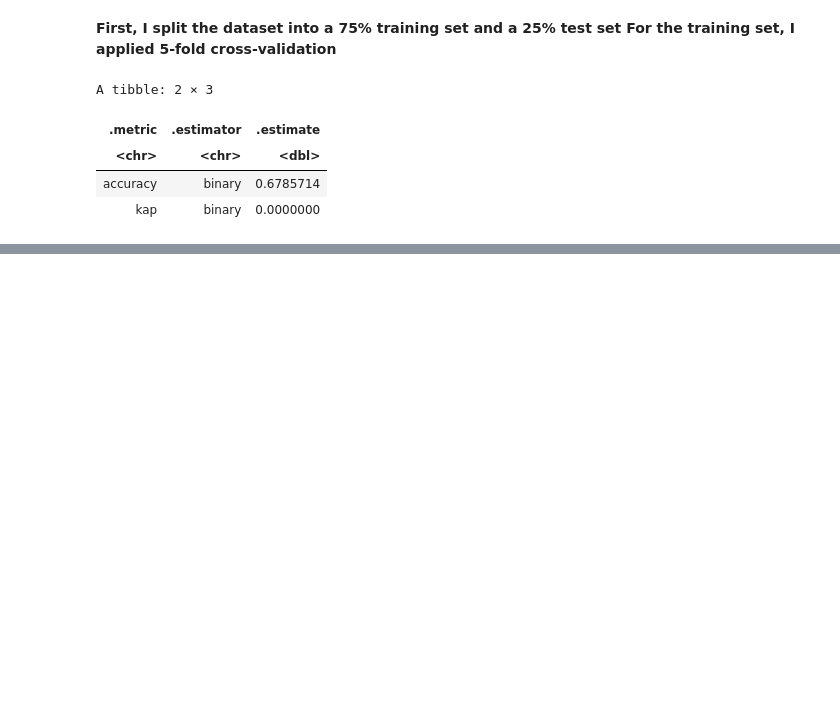
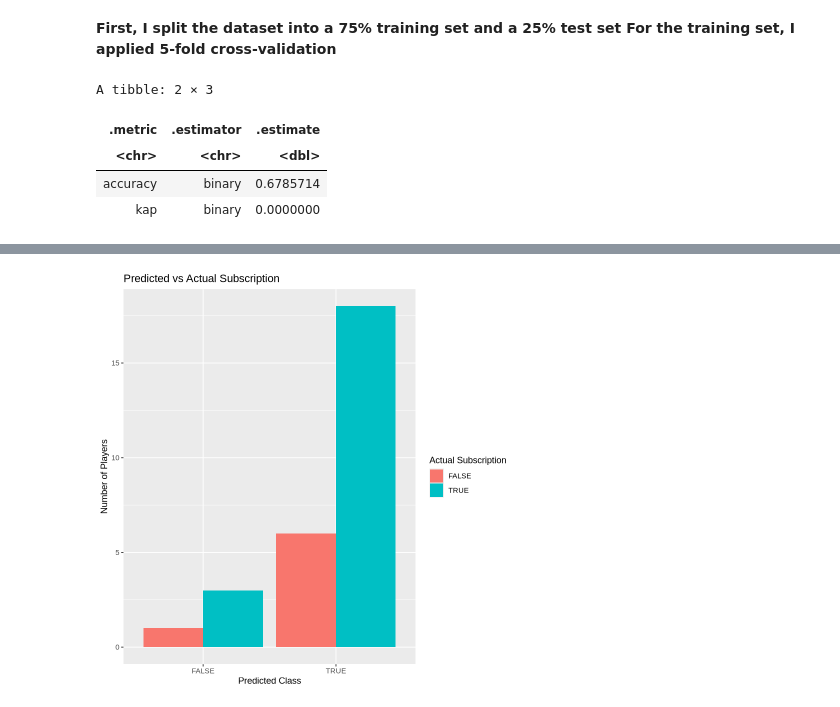
Before and after one commit to yang67776/dsci-100-2025s-project, a Jupyter notebook: dsci project.ipynb, the cells around one changed output, grey strips where cells are left out. Cells and saved outputs as stored; diff of their text form; code cells hidden in the pictures; blank space fills up the shorter version.

```diff
--- a/dsci project.ipynb
+++ b/dsci project.ipynb
@@ -281,0 +306,9 @@ A tibble: 2 × 3
+# %%
+ggplot(my_predict, aes(x = .pred_class, fill = subscribe)) +
+  geom_bar(position = "dodge") +
+  labs(title = "Predicted vs Actual Subscription",
+    x = "Predicted Class",
+    y = "Number of Players",
+    fill = "Actual Subscription")
+# %% [output]
+[figure, added]
```
Also changed, not shown: parts of 5 cells of this notebook.
